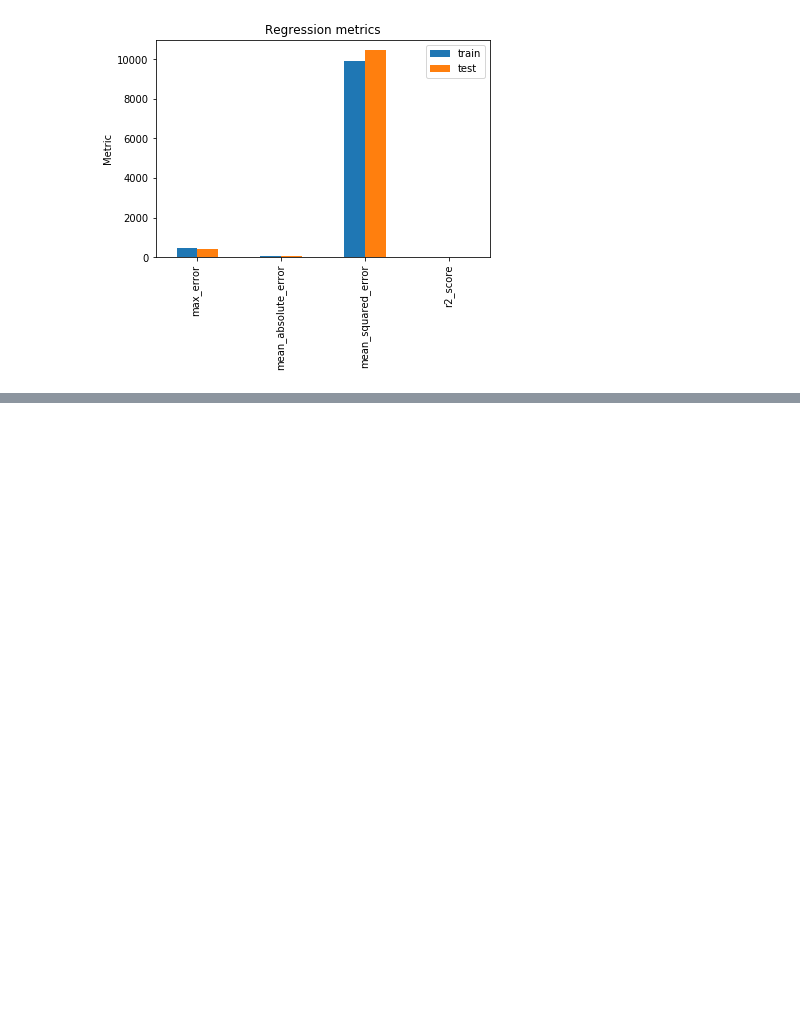
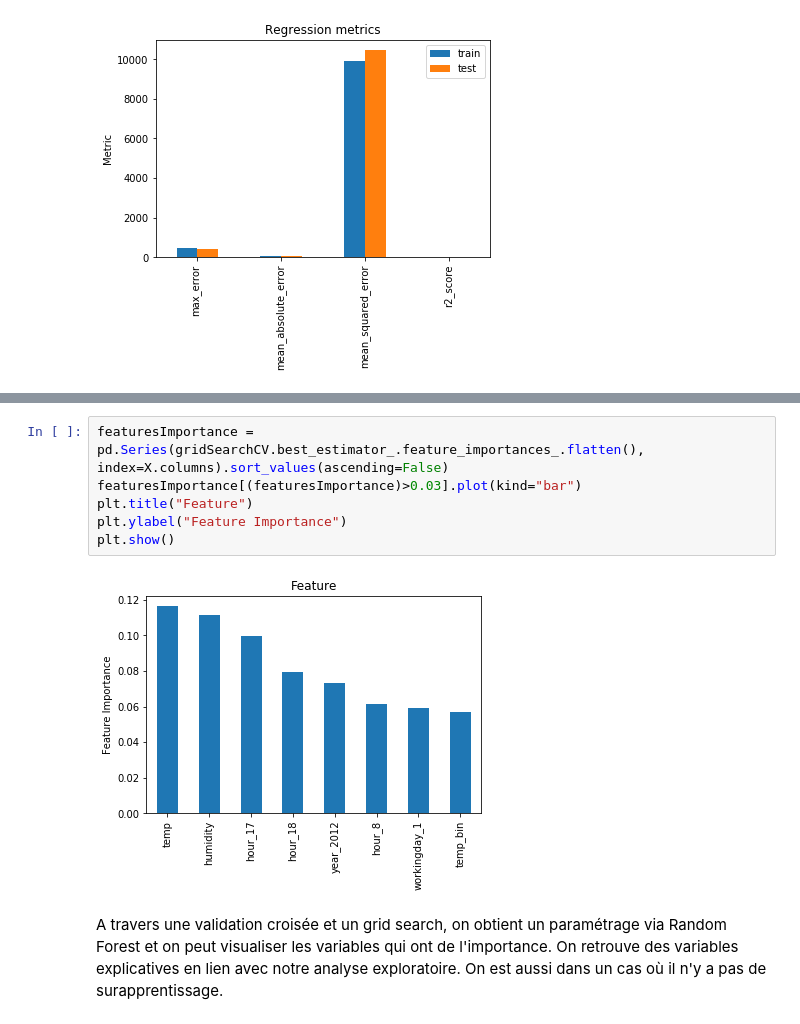
Before and after one commit to anthonymoisan/Predict_Bicycle, a Jupyter notebook: src/project_bicycle.ipynb, the cells around one changed output, grey strips where cells are left out. Drawn from its saved outputs; the diff is of its cells as text; blank space fills up the shorter version.

```diff
--- a/src/project_bicycle.ipynb
+++ b/src/project_bicycle.ipynb
@@ -981,0 +1183,10 @@ Score sur le test : 0.24890430163986973
+# %%
+featuresImportance = pd.Series(gridSearchCV.best_estimator_.feature_importances_.flatten(), index=X.columns).sort_values(ascending=False)
+featuresImportance[(featuresImportance)>0.03].plot(kind="bar")
+plt.title("Feature")
+plt.ylabel("Feature Importance")
+plt.show()
+# %% [output]
+[figure, added]
+# %% [markdown]
+A travers une validation croisée et un grid search, on obtient un paramétrage via Random Forest et on peut visualiser les variables qui ont de l'importance. On retrouve des variables explicatives en lien avec notre analyse exploratoire. On est aussi dans un cas où il n'y a pas de surapprentissage.
```
Also changed, not shown: parts of 35 cells of this notebook, 1 other file.
